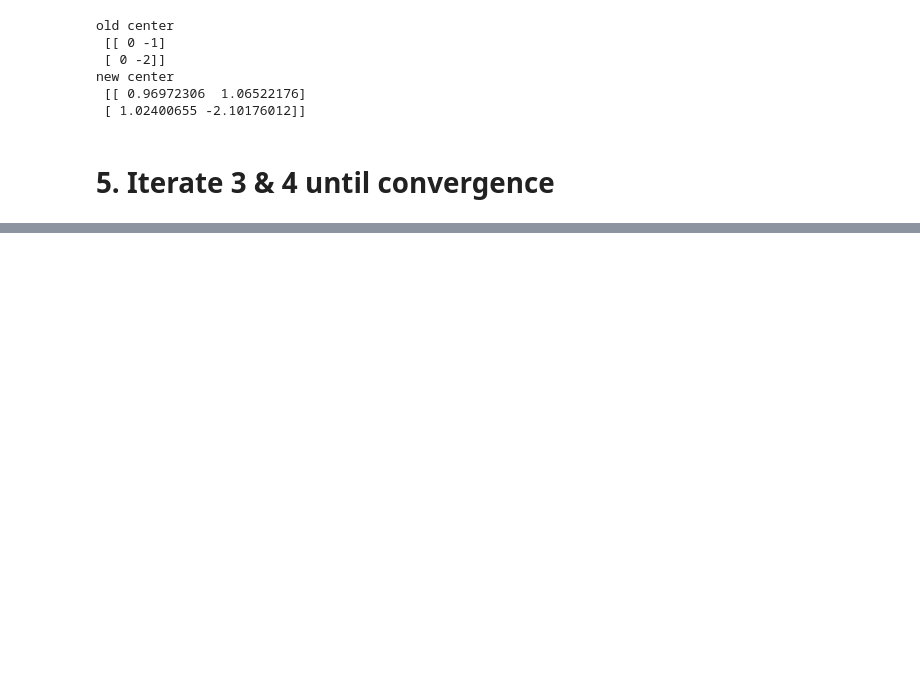
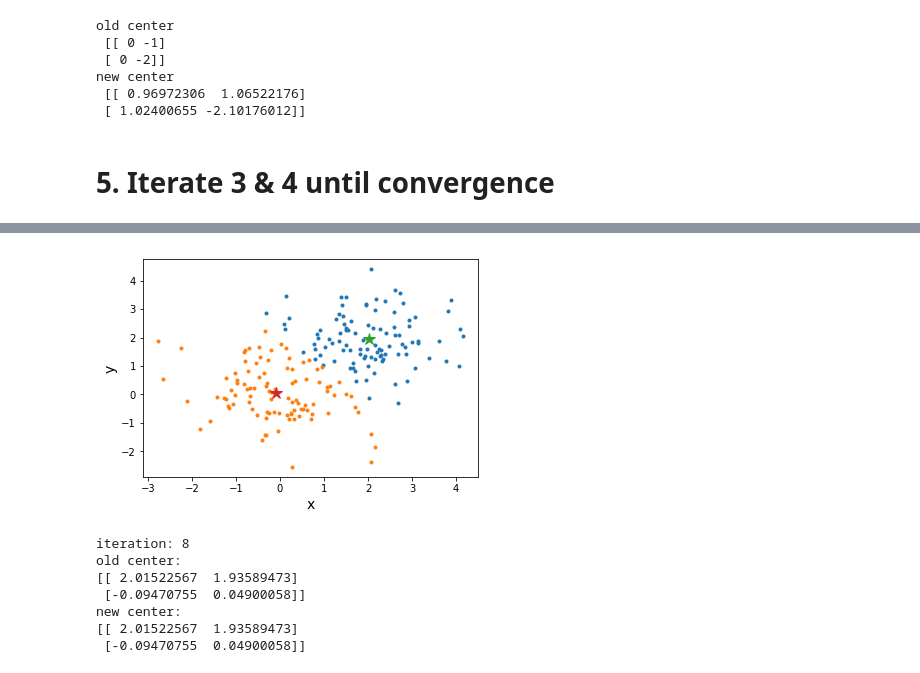
Before and after one commit to ywnch/PUI2017_ywc249, a Jupyter notebook: HW11_ywc249/HW11-2.ipynb, the cells around one changed output, grey strips where cells are left out. Saved outputs shown, nothing was run; the diff lists cells and outputs as text; code cells hidden in the pictures; blank space fills up the shorter version.

```diff
--- a/HW11_ywc249/HW11-2.ipynb
+++ b/HW11_ywc249/HW11-2.ipynb
@@ -188,0 +109,53 @@ iteration 0
+# %%
+# create iterate term
+att = 0
+
+# run the loop until center convergence or too many loops
+while((centers != newc).all()) and att < 100:
+
+    # initialize data for first attempt
+    if att == 0:
+        c1.set_data(centers[0,0], centers[0,1])
+        c2.set_data(centers[1,0], centers[1,1])
+        display(fig)
+        print('attempt: %s'%att)
+        print('center: %s'%centers)
+
+    # plot data points
+    tmp1 = np.hstack([random_1[:, cl1], random_2[:, cl2]])
+    tmp2 = np.hstack([random_1[:, ~cl1], random_2[:, ~cl2]])
+    d1.set_data(tmp1[0], tmp1[1])
+    d2.set_data(tmp2[0], tmp2[1])
+
+    # assign new centers
+    centers = newc
+    cl1 = distmetric(random_1[0], random_1[1], centers[0]) < distmetric(random_1[0], random_1[1], centers[1])
+    cl2 = distmetric(random_2[0], random_2[1], centers[0]) < distmetric(random_2[0], random_2[1], centers[1])
+
+    # calculate new centers
+    newc = np.array([np.hstack([random_1[:, cl1], random_2[:, cl2]]).mean(axis=1),
+                     np.hstack([random_1[:, ~cl1], random_2[:, ~cl2]]).mean(axis=1)])
+
+    c1.set_data(centers[0,0], centers[0,1])
+    c2.set_data(centers[1,0], centers[1,1])
+
+    # plot animate subplot
+    time.sleep(1)
+    clear_output(wait=True)
+    display(fig)
+
+    # iterate # of attempts
+    att += 1
+
+    print('iteration: %s'%att)
+    print('old center:\n%s'%centers)
+    print('new center:\n%s'%newc)
+# %% [output]
+[figure, added]
+iteration: 8
+old center:
+[[ 2.01522567  1.93589473]
+ [-0.09470755  0.04900058]]
+new center:
+[[ 2.01522567  1.93589473]
+ [-0.09470755  0.04900058]]
```
Also changed, not shown: parts of 6 cells of this notebook.
